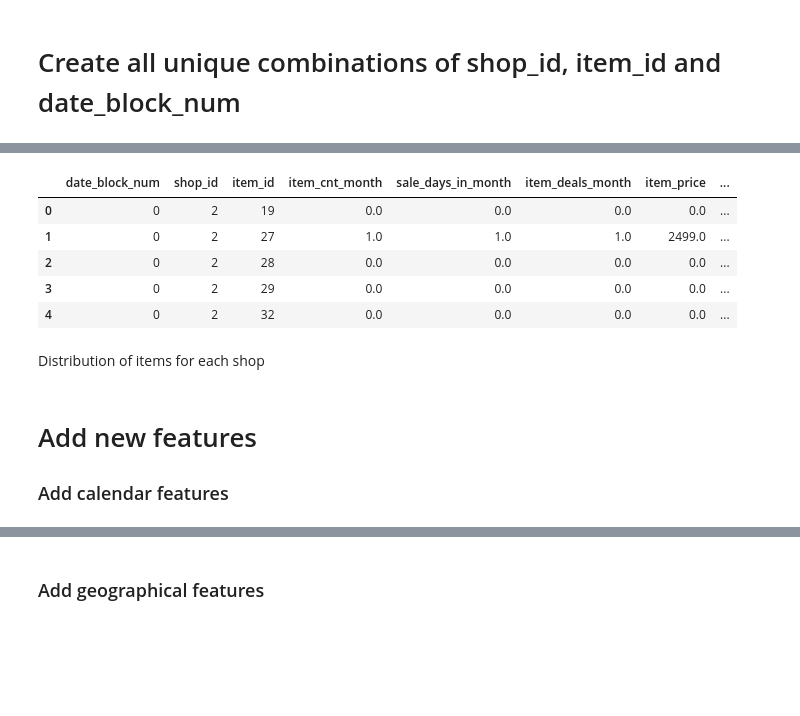
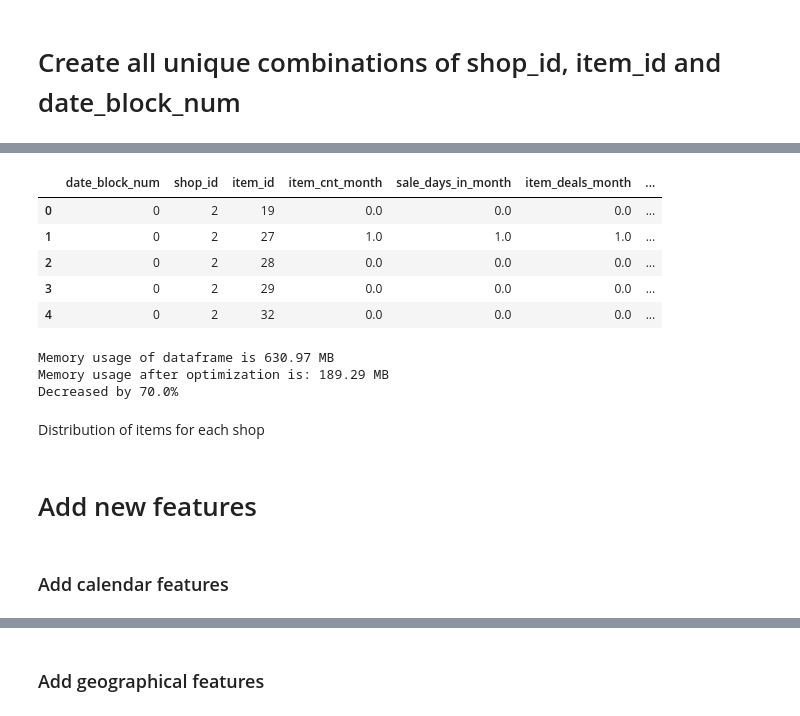
Before and after one commit to beatwad/predict_future_sales, a Jupyter notebook: Pred_Fut_Sales.ipynb, the cells around one changed output, grey strips where cells are left out. Drawn from its saved outputs; the diff is of its cells as text; code cells hidden in the pictures; blank space fills up the shorter version.

```diff
--- a/Pred_Fut_Sales.ipynb
+++ b/Pred_Fut_Sales.ipynb
@@ -257,6 +285,8 @@ sales_test.loc[sales_test.shop_id == 40, 'shop_id'] = 39
 
 Some of prices may be wrong. Let's find them. At first we look for prices with big difference between min and max price for each item and find the most frequent normal prices for them.
 # %%
+sales_train = sales_train[(sales_train.item_price > 0) & (sales_train.item_price < 50000)]
+
 # for each item get price with mode value > 5
 def amode(col):
     i = 0
@@ -351 +383,3 @@ sales_train.drop(['month_from_date_block'], axis=1, inplace=True)
+# %%
+sales_train = sales_train[(sales_train['item_cnt_day'] > 0) & (sales_train['item_cnt_day'] < 1000)]
 # %% [markdown]
@@ -435,14 +467,25 @@ for block_num in sales_train['date_block_num'].unique():
     cur_items = sales_train[sales_train['date_block_num']==block_num]['item_id'].unique()
     grid.append(np.array(list(product(*[[block_num], cur_shops, cur_items])),dtype='int32'))
 
-#turn the grid into pandas dataframe
+# turn the grid into pandas dataframe
 grid = pd.DataFrame(np.vstack(grid), columns = index_cols, dtype=np.int32)
 
-#get aggregated values for (shop_id, item_id, month)
+# add revenue column to sales_train
+sales_train['item_revenue_day'] = sales_train.item_price.copy() * sales_train.item_cnt_day.copy()
+
+# get aggregated values for (shop_id, item_id, month)
 gb = sales_train.groupby(index_cols, as_index=False).agg({'item_cnt_day': ['sum', 'nunique', 'count'],
+                                                          'item_revenue_day': 'sum',
                                                           'item_price': 'mean',
                                                           'day': ['first', 'last']
                                                          })
+
+first_shop_item_date = sales_train.groupby(['shop_id', 'item_id'],
+                                          as_index=False).agg({'date': 'min'}).rename('first_shop_item_date')
+first_shop_date = sales_train.groupby(['shop_id'],
+                                     as_index=False).agg({'date': 'min'}).rename('first_shop_date')
+first_item_date = sales_train.groupby(['item_id'],
+                                     as_index=False).agg({'date': 'min'}).rename('first_item_date')
 
 # rename columns in gb df
 cols = list()
@@ -476,10 +519,9 @@ all_data.reset_index(inplace=True, drop=True)
 all_data.fillna(0, inplace=True)
 
 # downcast some dataset columns
-all_data['date_block_num'] = all_data['date_block_num'].astype(np.int8)
-all_data['shop_id'] = all_data['shop_id'].astype(np.int8)
-all_data['item_id'] = all_data['item_id'].astype(np.int16)
-all_data = downcast_dtypes(all_data)
+all_data['date_block_num'] = all_data['date_block_num']
+all_data['shop_id'] = all_data['shop_id']
+all_data['item_id'] = all_data['item_id']
 
 # clean memory
 del sales_test, grid, gb
@@ -492,15 +534,22 @@ Wall time: 12.1 s
-|  | date_block_num | shop_id | item_id | item_cnt_month | sale_days_in_month | item_deals_month | item_price | ... |
-| 0 | 0 | 2 | 19 | 0.0 | 0.0 | 0.0 | 0.0 | ... |
-| 1 | 0 | 2 | 27 | 1.0 | 1.0 | 1.0 | 2499.0 | ... |
-| 2 | 0 | 2 | 28 | 0.0 | 0.0 | 0.0 | 0.0 | ... |
-| 3 | 0 | 2 | 29 | 0.0 | 0.0 | 0.0 | 0.0 | ... |
-| 4 | 0 | 2 | 32 | 0.0 | 0.0 | 0.0 | 0.0 | ... |
+|  | date_block_num | shop_id | item_id | item_cnt_month | sale_days_in_month | item_deals_month | ... |
+| 0 | 0 | 2 | 19 | 0.0 | 0.0 | 0.0 | ... |
+| 1 | 0 | 2 | 27 | 1.0 | 1.0 | 1.0 | ... |
+| 2 | 0 | 2 | 28 | 0.0 | 0.0 | 0.0 | ... |
+| 3 | 0 | 2 | 29 | 0.0 | 0.0 | 0.0 | ... |
+| 4 | 0 | 2 | 32 | 0.0 | 0.0 | 0.0 | ... |
+# %%
+all_data = reduce_mem_usage(all_data, silent=False)
+oldcols = all_data.columns
+# %% [output]
+Memory usage of dataframe is 630.97 MB
+Memory usage after optimization is: 189.29 MB
+Decreased by 70.0%
 # %% [markdown]
 Distribution of items for each shop
 # %% [markdown]
 # Add new features
-
-### Add calendar features
+# %% [markdown]
+### Add calendar features
 # %%
 import math
 import calendar
```
Also changed, not shown: parts of 16 cells of this notebook, 1 other file.
